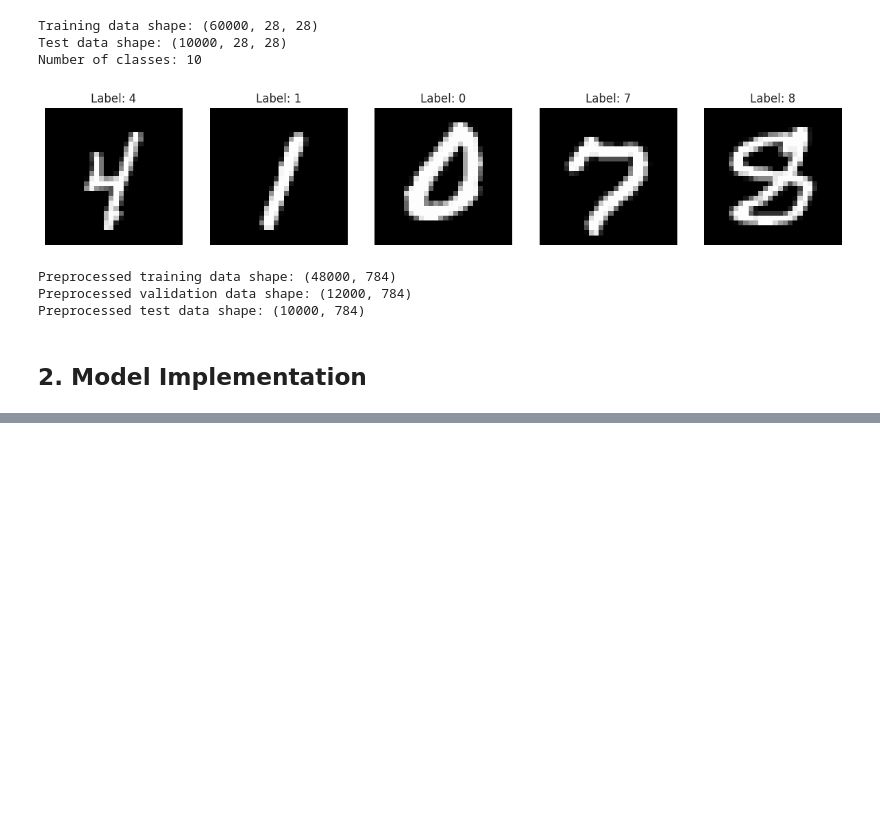
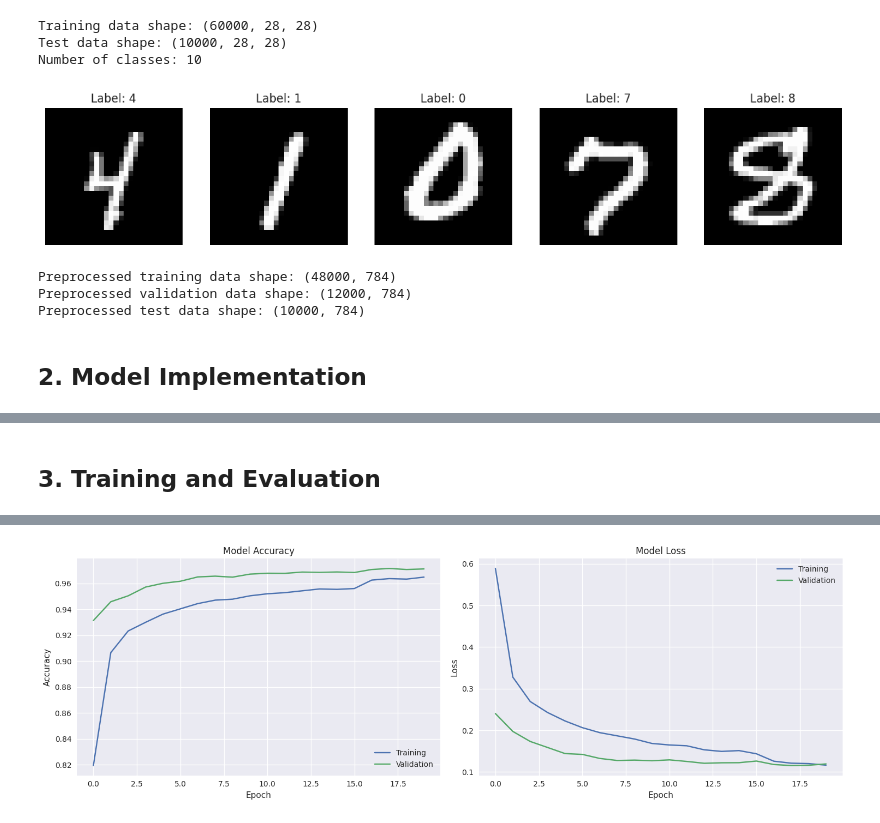
Before and after one commit to UCSF-DataSci/6-neural-nets-hcheng25, a Jupyter notebook: part1_neural_networks_basics.ipynb, the cells around one changed output, grey strips where cells are left out. Drawn from its saved outputs; the diff is of its cells as text; code cells hidden in the pictures; blank space fills up the shorter version.

```diff
--- a/part1_neural_networks_basics.ipynb
+++ b/part1_neural_networks_basics.ipynb
@@ -96,8 +114,8 @@ x_train = x_train.reshape(-1, 28 * 28)
 x_test = x_test.reshape(-1, 28 * 28)
 
 # Convert labels to one-hot encoding
-y_train = tf.keras.utils.to_categorical(y_train - 1, num_classes=26)
-y_test = tf.keras.utils.to_categorical(y_test - 1, num_classes=26)
+y_train = tf.keras.utils.to_categorical(y_train - 1, num_classes=10)
+y_test = tf.keras.utils.to_categorical(y_test - 1, num_classes=10)
 
 # Split training data into train and validation
 from sklearn.model_selection import train_test_split
@@ -133,16 +151,26 @@ def create_simple_nn(input_shape, num_classes):
     Args:
         input_shape: Shape of input data (should be (784,) for flattened 28x28 images)
         num_classes: Number of output classes (26 for letters)
+        # will be using 10 for nmist digits
 
     Returns:
         Compiled Keras model
     """
-    model = tf.keras.Sequential([...])
+    model = tf.keras.Sequential([
+        tf.keras.layers.Input(shape=input_shape),
+        tf.keras.layers.Dense(64, activation='relu'),
+        tf.keras.layers.Dropout(0.3),
+        tf.keras.layers.Dense(32, activation='relu'),
+        tf.keras.layers.Dropout(0.3),
+        tf.keras.layers.Dense(num_classes, activation='softmax')
+    ])
 
-    model.compile(...)
+    model.compile(optimizer='adam',
+              loss='categorical_crossentropy',
+              metrics=['accuracy'])
 
     return model
 
 # Create and compile model
-model = create_simple_nn(input_shape=(784,), num_classes=26)
+model = create_simple_nn(input_shape=(784,), num_classes=10) # num_classes changed for digits
 model.summary()
@@ -148,0 +195,52 @@ model.summary()
+# %% [markdown]
+## 3. Training and Evaluation
+# %%
+# Define callbacks
+callbacks = [
+    tf.keras.callbacks.EarlyStopping(
+        monitor='val_loss',
+        patience=5,
+        restore_best_weights=True
+    ),
+    tf.keras.callbacks.ReduceLROnPlateau(
+        monitor='val_loss',
+        factor=0.2,
+        patience=3
+    ),
+    tf.keras.callbacks.ModelCheckpoint(
+        'models/emnist_classifier.keras',
+        save_best_only=True
+    )
+]
+
+# Train model
+history = model.fit(
+    x_train, y_train,
+    validation_data=(x_val, y_val),
+    epochs=20,
+    batch_size=32,
+    callbacks=callbacks
+)
+
+# Plot training curves
+fig, (ax1, ax2) = plt.subplots(1, 2, figsize=(15, 5))
+
+# Plot accuracy
+ax1.plot(history.history['accuracy'], label='Training')
+ax1.plot(history.history['val_accuracy'], label='Validation')
+ax1.set_title('Model Accuracy')
+ax1.set_xlabel('Epoch')
+ax1.set_ylabel('Accuracy')
+ax1.legend()
+
+# Plot loss
+ax2.plot(history.history['loss'], label='Training')
+ax2.plot(history.history['val_loss'], label='Validation')
+ax2.set_title('Model Loss')
+ax2.set_xlabel('Epoch')
+ax2.set_ylabel('Loss')
+ax2.legend()
+
+plt.tight_layout()
+plt.show()
+# %% [output]
@@ -148,0 +264 @@ model.summary()
+[figure, added]
```
Also changed, not shown: parts of 5 cells of this notebook, 4 other files.
